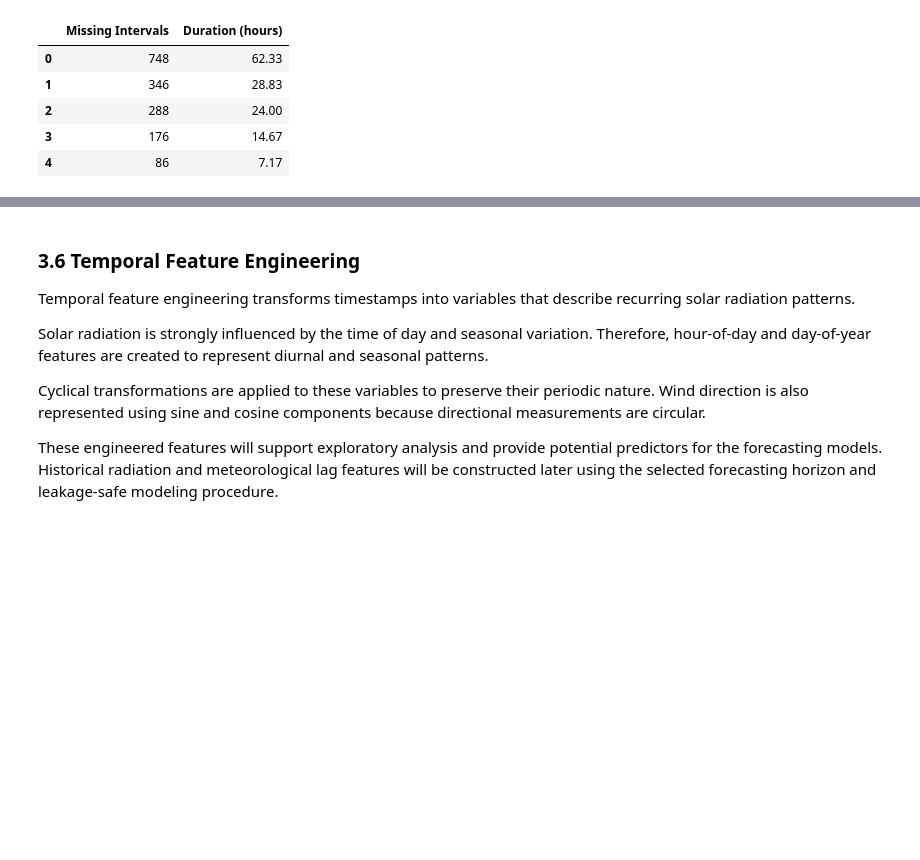
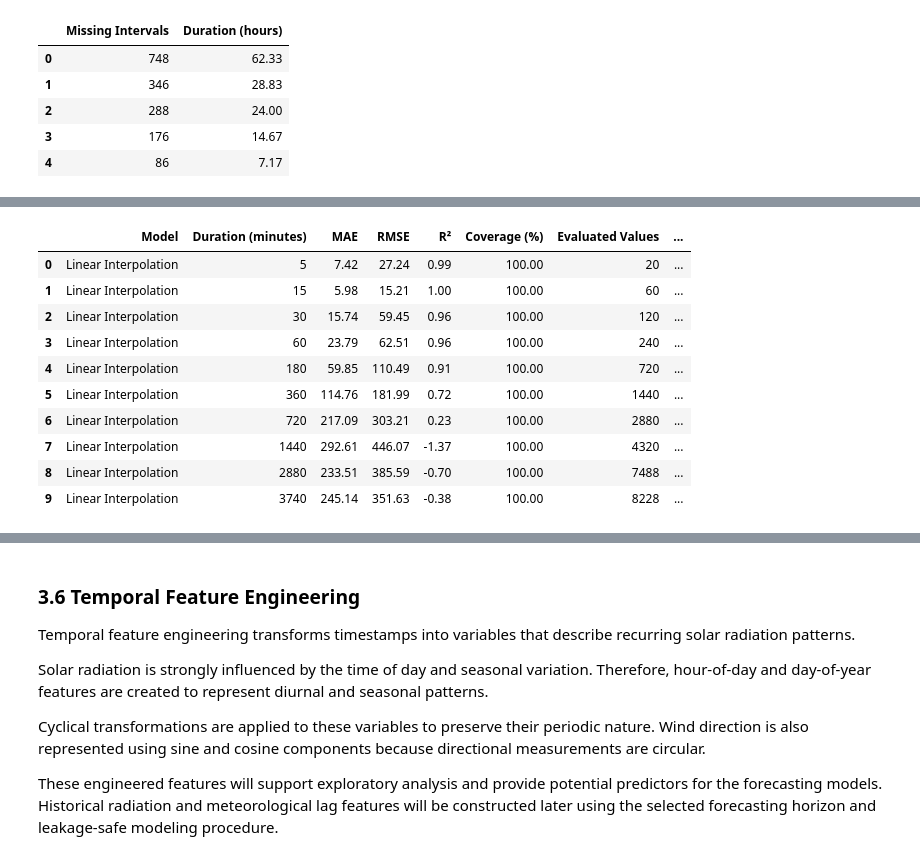
Before and after one commit to damisar/Solar-Radiation-Prediction, a Jupyter notebook: notebook/Solar_Radiation_Analysis.ipynb, the cells around one changed output, grey strips where cells are left out. Saved outputs shown, nothing was run; the diff lists cells and outputs as text; code cells hidden in the pictures; blank space fills up the shorter version.

```diff
--- a/notebook/Solar_Radiation_Analysis.ipynb
+++ b/notebook/Solar_Radiation_Analysis.ipynb
@@ -684,0 +713,23 @@ This strategy supports consistent temporal modeling while preserving the reliabi
+# %%
+# Section 3.5.2 — Prepare the imputation dataset
+
+# Preserve the existing resampled dataset
+df_imputation = df_resampled.copy(deep=True)
+
+# Preserve the original missing-value locations
+original_missing_mask = df_imputation.isna()
+
+# Verify alignment with the existing missing-interval mask
+assert df_imputation.index.equals(missing_mask.index)
+
+# Display the variables available for imputation
+display(
+    pd.DataFrame({
+        "Data Type": df_imputation.dtypes,
+        "Observed Values": df_imputation.notna().sum(),
+        "Missing Values": original_missing_mask.sum(),
+        "Missing (%)": (
+            original_missing_mask.mean() * 100
+        ).round(2)
+    })
+)
@@ -684,0 +1321,33 @@ This strategy supports consistent temporal modeling while preserving the reliabi
+# %%
+# Section 3.5.8 — Evaluate linear interpolation
+
+linear_metrics = evaluate_imputation(
+    model_name="Linear Interpolation",
+    imputation_results=linear_imputation_results,
+    execution_times=linear_execution_times
+)
+
+# Initialize the common evaluation results
+all_imputation_metrics = linear_metrics.copy()
+
+# Display results for solar radiation
+display(
+    linear_metrics.loc[
+        linear_metrics["Variable"] == "Radiation"
+    ]
+    .drop(columns=["Variable"])
+    .round(4)
+    .reset_index(drop=True)
+)
+# %% [output]
+|  | Model | Duration (minutes) | MAE | RMSE | R² | Coverage (%) | Evaluated Values | ... |
+| 0 | Linear Interpolation | 5 | 7.42 | 27.24 | 0.99 | 100.00 | 20 | ... |
+| 1 | Linear Interpolation | 15 | 5.98 | 15.21 | 1.00 | 100.00 | 60 | ... |
+| 2 | Linear Interpolation | 30 | 15.74 | 59.45 | 0.96 | 100.00 | 120 | ... |
+| 3 | Linear Interpolation | 60 | 23.79 | 62.51 | 0.96 | 100.00 | 240 | ... |
+| 4 | Linear Interpolation | 180 | 59.85 | 110.49 | 0.91 | 100.00 | 720 | ... |
+| 5 | Linear Interpolation | 360 | 114.76 | 181.99 | 0.72 | 100.00 | 1440 | ... |
+| 6 | Linear Interpolation | 720 | 217.09 | 303.21 | 0.23 | 100.00 | 2880 | ... |
+| 7 | Linear Interpolation | 1440 | 292.61 | 446.07 | -1.37 | 100.00 | 4320 | ... |
+| 8 | Linear Interpolation | 2880 | 233.51 | 385.59 | -0.70 | 100.00 | 7488 | ... |
+| 9 | Linear Interpolation | 3740 | 245.14 | 351.63 | -0.38 | 100.00 | 8228 | ... |
```
Also changed, not shown: parts of 126 cells of this notebook, 2 other files.
